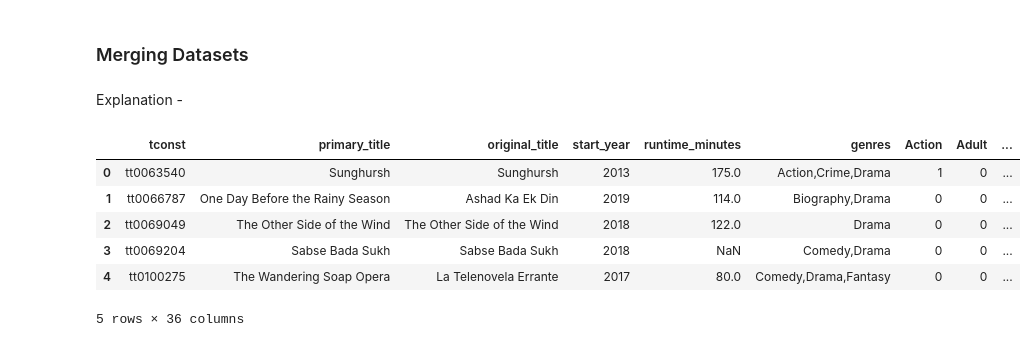
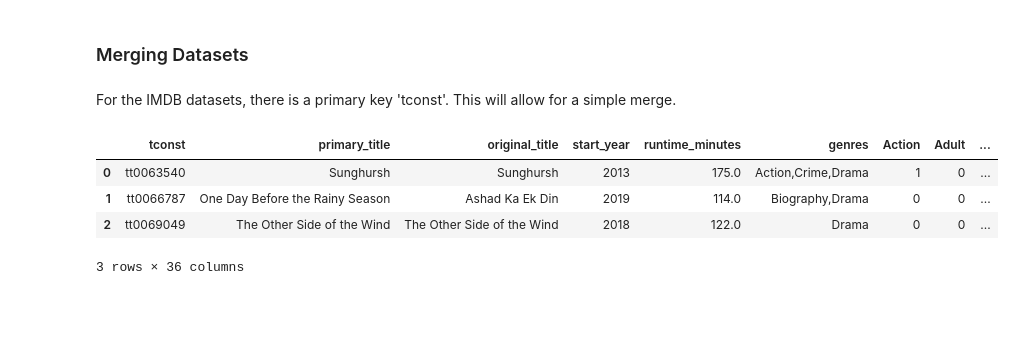
Before and after one commit to toscatle/movie_data_analysis, a Jupyter notebook: movie_data_analysis.ipynb, the cells around one changed output. Saved outputs shown, nothing was run; the diff lists cells and outputs as text; code cells hidden in the pictures; blank space fills up the shorter version.

```diff
--- a/movie_data_analysis.ipynb
+++ b/movie_data_analysis.ipynb
@@ -219,16 +201,14 @@ imdb_ratings['averagerating'].isna().sum()
 # %% [markdown]
 ### Merging Datasets
-# %% [markdown]
-Explanation -
+# %% [markdown]
+For the IMDB datasets, there is a primary key 'tconst'. This will allow for a simple merge.
 # %%
 imdb_df = pd.merge(imdb_basics, imdb_ratings, on="tconst")
 # %%
-imdb_df.head()
+imdb_df.head(3)
 # %% [output]
 |  | tconst | primary_title | original_title | start_year | runtime_minutes | genres | Action | Adult | ... |
 | 0 | tt0063540 | Sunghursh | Sunghursh | 2013 | 175.0 | Action,Crime,Drama | 1 | 0 | ... |
 | 1 | tt0066787 | One Day Before the Rainy Season | Ashad Ka Ek Din | 2019 | 114.0 | Biography,Drama | 0 | 0 | ... |
 | 2 | tt0069049 | The Other Side of the Wind | The Other Side of the Wind | 2018 | 122.0 | Drama | 0 | 0 | ... |
-| 3 | tt0069204 | Sabse Bada Sukh | Sabse Bada Sukh | 2018 | NaN | Comedy,Drama | 0 | 0 | ... |
-| 4 | tt0100275 | The Wandering Soap Opera | La Telenovela Errante | 2017 | 80.0 | Comedy,Drama,Fantasy | 0 | 0 | ... |
-5 rows × 36 columns
+3 rows × 36 columns
```
Also changed, not shown: parts of 90 cells of this notebook, 1 other file.
